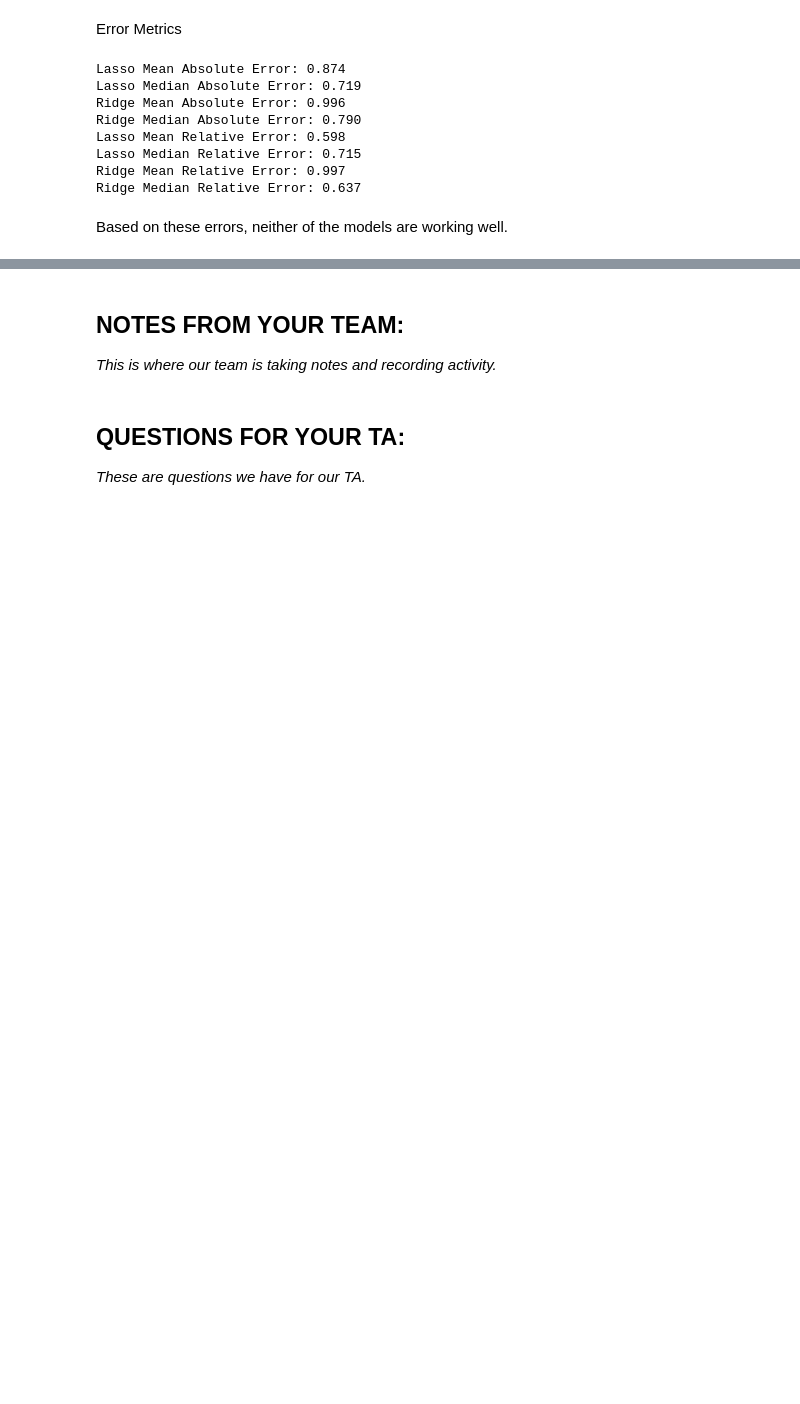
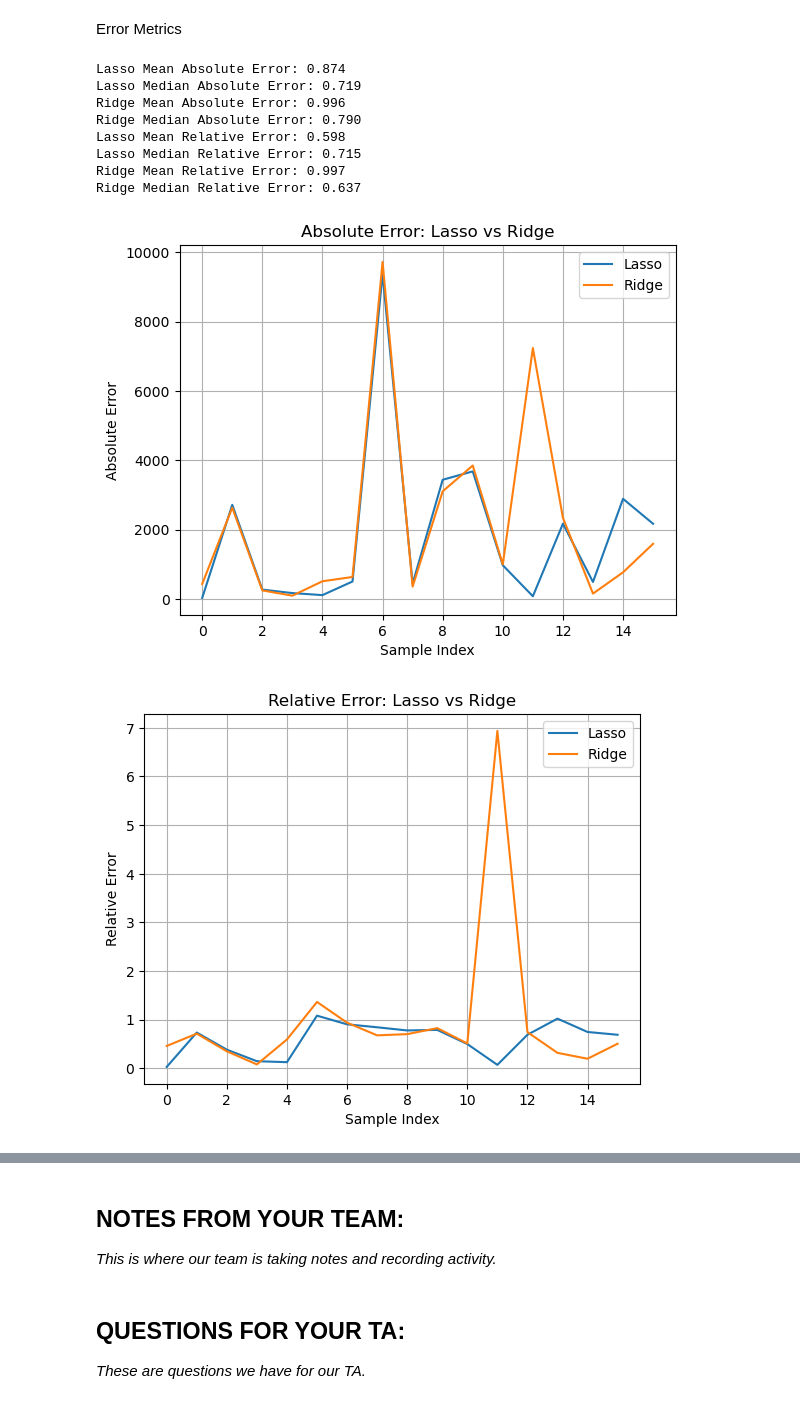
Before and after one commit to priya-shan1/Module-4-Cancer, a Jupyter notebook: code/Module 4 Template.ipynb, the cells around one changed output, grey strips where cells are left out. Cells and saved outputs as stored; diff of their text form; code cells hidden in the pictures; blank space fills up the shorter version.

Commit message:
implemented model improvement

```diff
--- a/code/Module 4 Template.ipynb
+++ b/code/Module 4 Template.ipynb
@@ -668,5 +717,31 @@ Lasso Mean Relative Error: 0.598
 Lasso Median Relative Error: 0.715
 Ridge Mean Relative Error: 0.997
 Ridge Median Relative Error: 0.637
-# %% [markdown]
-Based on these errors, neither of the models are working well.
+# %%
+x = np.arange(len(y_test_actual))
+
+
+#Absolute Error Plot
+plt.figure()
+plt.plot(x, abs_err_lasso, label="Lasso")
+plt.plot(x, abs_err_ridge, label="Ridge")
+plt.title("Absolute Error: Lasso vs Ridge")
+plt.xlabel("Sample Index")
+plt.ylabel("Absolute Error")
+plt.legend()
+plt.grid()
+plt.show()
+
+#Relative Error Plot
+plt.figure()
+plt.plot(x, rel_err_lasso, label="Lasso")
+plt.plot(x, rel_err_ridge, label="Ridge")
+plt.title("Relative Error: Lasso vs Ridge")
+plt.xlabel("Sample Index")
+plt.ylabel("Relative Error")
+plt.legend()
+plt.grid()
+plt.show()
+# %% [output]
+[figure, added]
+[figure, added]
```
Also changed, not shown: parts of 19 cells of this notebook.
